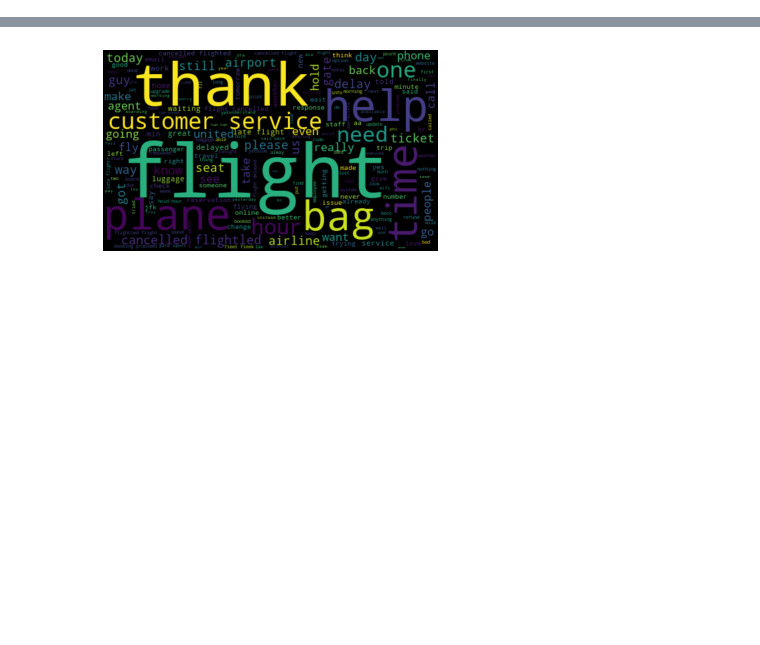
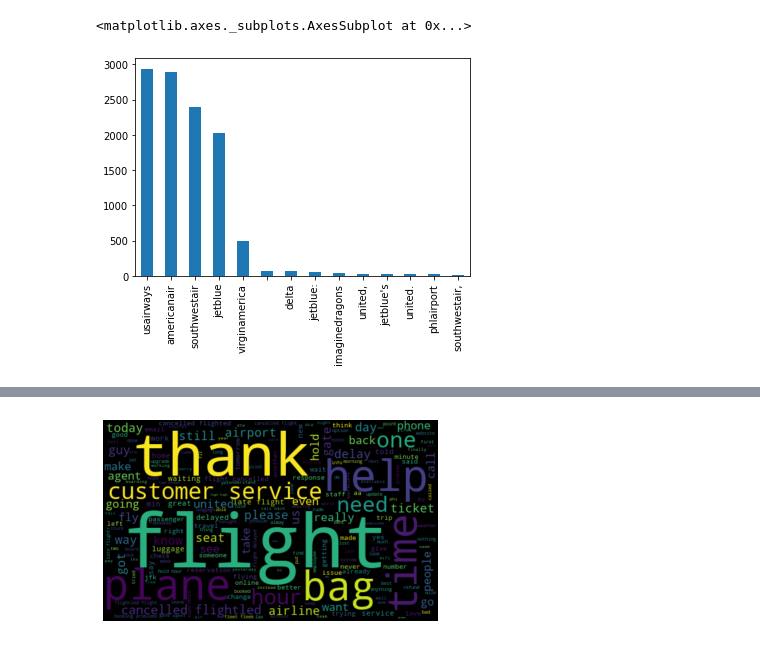
Before and after one commit to Internship-BVoc/G1_TwitterSentimentAnalysis, a Jupyter notebook: twitter_sentiment_analysis.ipynb, the cells around one changed output, grey strips where cells are left out. Saved outputs shown, nothing was run; the diff lists cells and outputs as text; code cells hidden in the pictures; blank space fills up the shorter version.

```diff
--- a/twitter_sentiment_analysis.ipynb
+++ b/twitter_sentiment_analysis.ipynb
@@ -79,0 +139,5 @@ df_data['tokenised_text'] = [[word for word in word_tokenize(i)] for i in df_dat
+# %%
+split_data.tags.value_counts()[1:15].plot.bar()
+# %% [output]
+<matplotlib.axes._subplots.AxesSubplot at 0x...>
+[figure, added]
```
Also changed, not shown: parts of 15 cells of this notebook.
